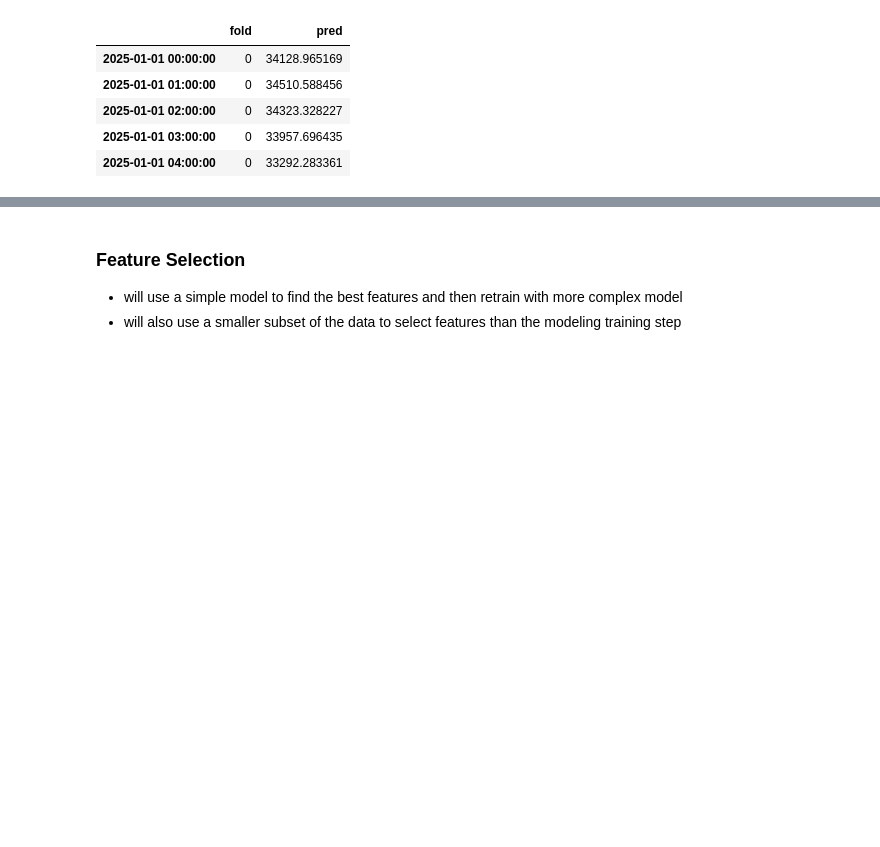
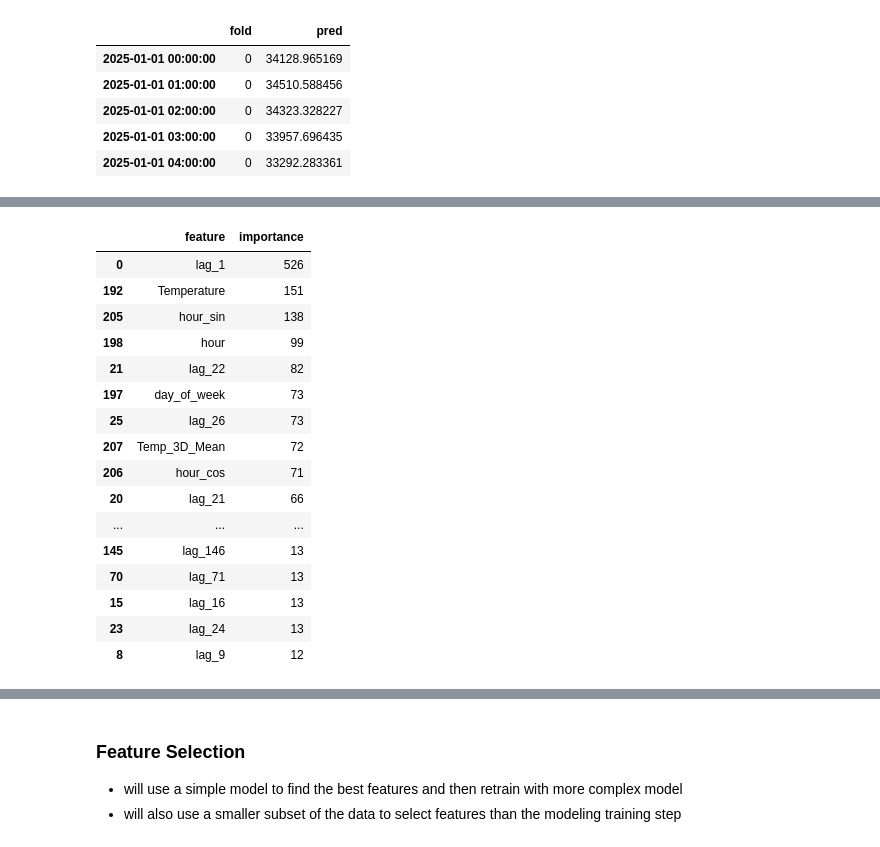
Before and after one commit to maxwellgriffith345/LoadForecast, a Jupyter notebook: notebooks/Train.ipynb, the cells around one changed output, grey strips where cells are left out. Saved outputs shown, nothing was run; the diff lists cells and outputs as text; code cells hidden in the pictures; blank space fills up the shorter version.

```diff
--- a/notebooks/Train.ipynb
+++ b/notebooks/Train.ipynb
@@ -342,0 +377,20 @@ the exogenous variables reduce the error of the model and it makes the model wit
+# %%
+ar_week_forecaster.get_feature_importances(sort_importance=True).head(40)
+# %% [output]
+|  | feature | importance |
+| 0 | lag_1 | 526 |
+| 192 | Temperature | 151 |
+| 205 | hour_sin | 138 |
+| 198 | hour | 99 |
+| 21 | lag_22 | 82 |
+| 197 | day_of_week | 73 |
+| 25 | lag_26 | 73 |
+| 207 | Temp_3D_Mean | 72 |
+| 206 | hour_cos | 71 |
+| 20 | lag_21 | 66 |
+| ... | ... | ... |
+| 145 | lag_146 | 13 |
+| 70 | lag_71 | 13 |
+| 15 | lag_16 | 13 |
+| 23 | lag_24 | 13 |
+| 8 | lag_9 | 12 |
```
Also changed, not shown: parts of 11 cells of this notebook.
